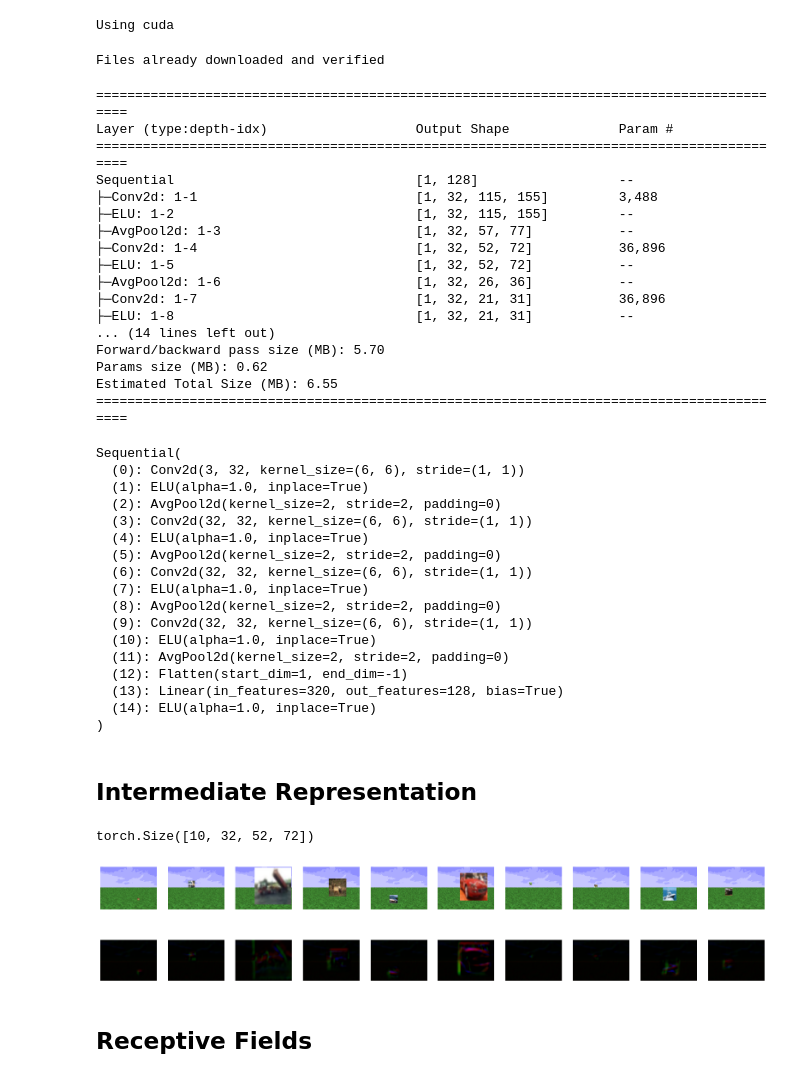
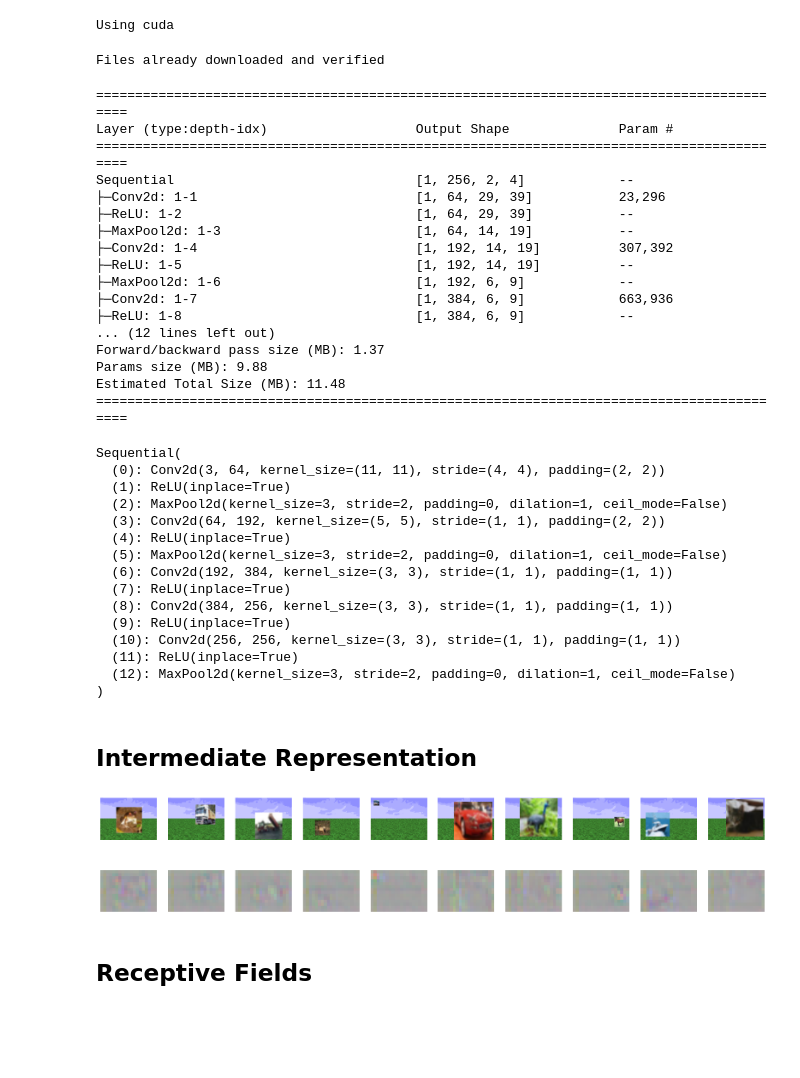
Before and after one commit to fabioseel/receptive-fields, a Jupyter notebook: src/evaluation.ipynb, the cells around one changed output. Cells and saved outputs as stored; diff of their text form; code cells hidden in the pictures; blank space fills up the shorter version.

```diff
--- a/src/evaluation.ipynb
+++ b/src/evaluation.ipynb
@@ -24,8 +38,11 @@ device = torch.device("cuda" if torch.cuda.is_available() else "cpu")
 print("Using", device)
 # %% [output]
 Using cuda
+# %%
+from torchvision.models import alexnet, AlexNet_Weights
+alex = alexnet(AlexNet_Weights.DEFAULT)
 # %%
-model_path = "../models/areadne_submission/pool_large_ks6"
+model_path = "../models/areadne_submission/pool_large"
 model, train_data= open_experiment(model_path)
 train_loader = DataLoader(train_data, batch_size=10, shuffle=False)
 
@@ -36,63 +53,59 @@ img_size = model.img_size
 # model_conf['padding']=100
 # model=SimpleCNN(**model_conf)
 
-model = model.get_sequential()[:-6].to(device)
+model = alex.features.to(device)#model.get_sequential()[:-6].to(device)
 summary(model, (1,in_channels,*img_size[::-1]))
 # %% [output]
 Files already downloaded and verified
 ==========================================================================================
 Layer (type:depth-idx)                   Output Shape              Param #
 ==========================================================================================
-Sequential                               [1, 128]                  --
-├─Conv2d: 1-1                            [1, 32, 115, 155]         3,488
-├─ELU: 1-2                               [1, 32, 115, 155]         --
-├─AvgPool2d: 1-3                         [1, 32, 57, 77]           --
-├─Conv2d: 1-4                            [1, 32, 52, 72]           36,896
-├─ELU: 1-5                               [1, 32, 52, 72]           --
-├─AvgPool2d: 1-6                         [1, 32, 26, 36]           --
-├─Conv2d: 1-7                            [1, 32, 21, 31]           36,896
-├─ELU: 1-8                               [1, 32, 21, 31]           --
-... (14 lines left out)
-Forward/backward pass size (MB): 5.70
-Params size (MB): 0.62
-Estimated Total Size (MB): 6.55
+Sequential                               [1, 256, 2, 4]            --
+├─Conv2d: 1-1                            [1, 64, 29, 39]           23,296
+├─ReLU: 1-2                              [1, 64, 29, 39]           --
+├─MaxPool2d: 1-3                         [1, 64, 14, 19]           --
+├─Conv2d: 1-4                            [1, 192, 14, 19]          307,392
+├─ReLU: 1-5                              [1, 192, 14, 19]          --
+├─MaxPool2d: 1-6                         [1, 192, 6, 9]            --
+├─Conv2d: 1-7                            [1, 384, 6, 9]            663,936
+├─ReLU: 1-8                              [1, 384, 6, 9]            --
+... (12 lines left out)
+Forward/backward pass size (MB): 1.37
+Params size (MB): 9.88
+Estimated Total Size (MB): 11.48
 ==========================================================================================
 # %%
 model.eval()
 # %% [output]
 Sequential(
-  (0): Conv2d(3, 32, kernel_size=(6, 6), stride=(1, 1))
-  (1): ELU(alpha=1.0, inplace=True)
-  (2): AvgPool2d(kernel_size=2, stride=2, padding=0)
-  (3): Conv2d(32, 32, kernel_size=(6, 6), stride=(1, 1))
-  (4): ELU(alpha=1.0, inplace=True)
-  (5): AvgPool2d(kernel_size=2, stride=2, padding=0)
-  (6): Conv2d(32, 32, kernel_size=(6, 6), stride=(1, 1))
-  (7): ELU(alpha=1.0, inplace=True)
-  (8): AvgPool2d(kernel_size=2, stride=2, padding=0)
-  (9): Conv2d(32, 32, kernel_size=(6, 6), stride=(1, 1))
-  (10): ELU(alpha=1.0, inplace=True)
-  (11): AvgPool2d(kernel_size=2, stride=2, padding=0)
-  (12): Flatten(start_dim=1, end_dim=-1)
-  (13): Linear(in_features=320, out_features=128, bias=True)
-  (14): ELU(alpha=1.0, inplace=True)
+  (0): Conv2d(3, 64, kernel_size=(11, 11), stride=(4, 4), padding=(2, 2))
+  (1): ReLU(inplace=True)
+  (2): MaxPool2d(kernel_size=3, stride=2, padding=0, dilation=1, ceil_mode=False)
+  (3): Conv2d(64, 192, kernel_size=(5, 5), stride=(1, 1), padding=(2, 2))
+  (4): ReLU(inplace=True)
+  (5): MaxPool2d(kernel_size=3, stride=2, padding=0, dilation=1, ceil_mode=False)
+  (6): Conv2d(192, 384, kernel_size=(3, 3), stride=(1, 1), padding=(1, 1))
+  (7): ReLU(inplace=True)
+  (8): Conv2d(384, 256, kernel_size=(3, 3), stride=(1, 1), padding=(1, 1))
+  (9): ReLU(inplace=True)
+  (10): Conv2d(256, 256, kernel_size=(3, 3), stride=(1, 1), padding=(1, 1))
+  (11): ReLU(inplace=True)
+  (12): MaxPool2d(kernel_size=3, stride=2, padding=0, dilation=1, ceil_mode=False)
 )
 # %% [markdown]
 ## Intermediate Representation
 # %%
 imgs = next(iter(train_loader))
-processed = model[:5](imgs[0].to(device)).cpu().detach()
-print(processed.shape)
+processed = model[:4](imgs[0].to(device)).cpu().detach()
 
 fig, axes = plt.subplots(2, 10, figsize=(20,4))
-for ax, im in zip(axes[0], imgs[0]):
+for ax, im in zip(axes[0], rescaleZeroOne(imgs[0])):
     ax.imshow(im.movedim(0,2), cmap='gray')
     ax.axis('off')
 for ax, im in zip(axes[1], rescaleZeroOne(processed)):
     ax.imshow(im.movedim(0,2)[...,:3], cmap='gray', vmin=0, vmax=1)
     ax.axis('off')
 # %% [output]
-torch.Size([10, 32, 52, 72])
-[figure, old version]
+[figure, new version]
 # %% [markdown]
 ## Receptive Fields
```
Also changed, not shown: parts of 32 cells of this notebook, 1 other file.
